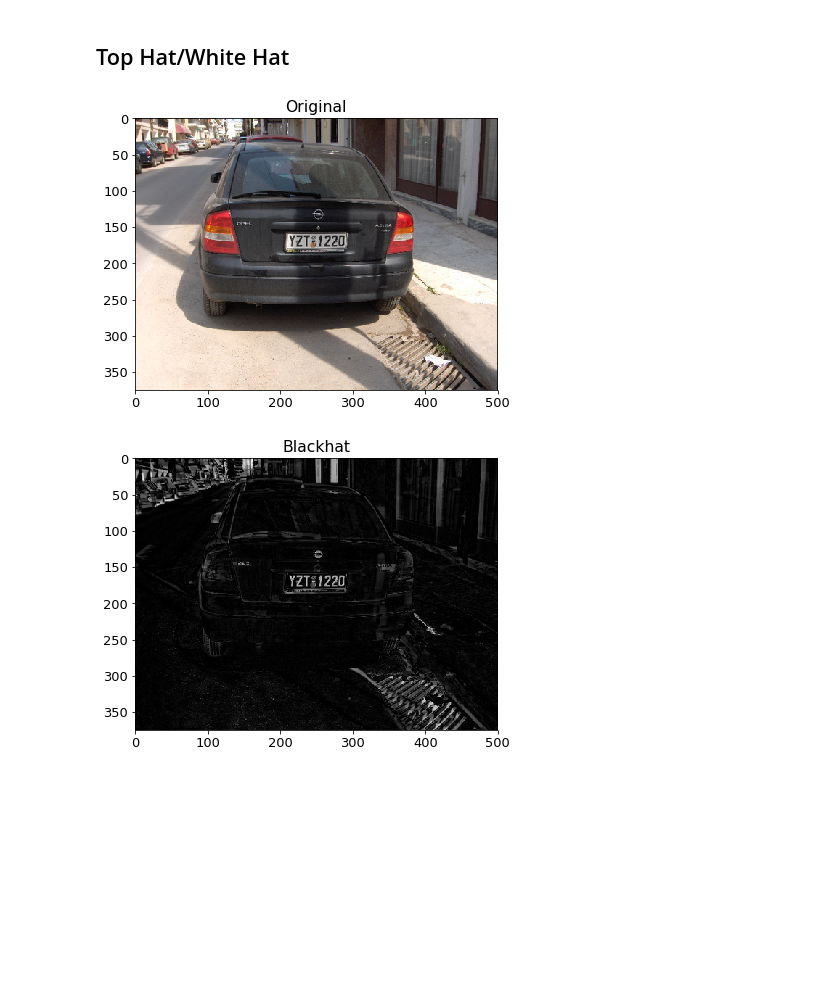
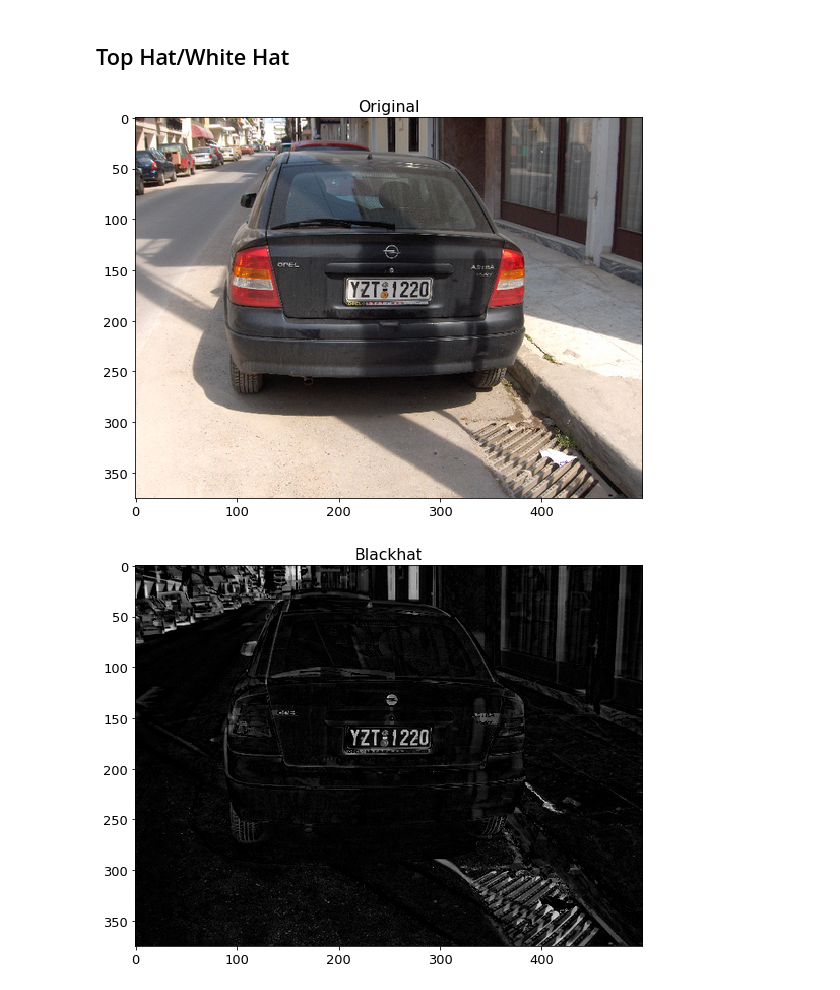
Before and after one commit to a-lang/docker-opencv-tensorflow, a Jupyter notebook: notebook/Computer_Vision_Basics/1.6.morphological/hats.ipynb, the cells around one changed output. Cells and saved outputs as stored; diff of their text form; code cells hidden in the pictures; blank space fills up the shorter version.

```diff
--- a/notebook/Computer_Vision_Basics/1.6.morphological/hats.ipynb
+++ b/notebook/Computer_Vision_Basics/1.6.morphological/hats.ipynb
@@ -14,9 +14,5 @@ warnings.filterwarnings('ignore')
 # 在 Notebook 裡可即時繪圖
 %matplotlib inline
 
-# load the image and show it
-image = cv2.imread("../input/car.png")
-gray = cv2.cvtColor(image, cv2.COLOR_BGR2GRAY)
-
-plt.rcParams['figure.figsize'] = [10, 5]
+plt.rcParams['figure.figsize'] = [15, 7]
 plt.rcParams.update({'font.size':13})
@@ -25,26 +25,26 @@ plt.rcParams.update({'font.size':13})
 # %%
 # construct a rectangular kernel and apply a blackhat operation which
 # enables us to find dark regions on a light background
 # NOTE: the kernel size (x, y) are odd integers
 rectKernel = cv2.getStructuringElement(cv2.MORPH_RECT, (13, 5))
 blackhat = cv2.morphologyEx(gray, cv2.MORPH_BLACKHAT, rectKernel)
 
 # similarly, a tophat (also called a "whitehat") operation will enable
 # us to find light regions on a dark background
 tophat = cv2.morphologyEx(gray, cv2.MORPH_TOPHAT, rectKernel)
 
 # show the output images
 plt.title("Original")
 plt.imshow(cv2.cvtColor(image, cv2.COLOR_BGR2RGB))
 plt.show()
 
 plt.title("Blackhat")
-plt.imshow(blackhat, cmap=cm.gray)
+plt.imshow(blackhat, cmap="gray")
 plt.show()
 
 plt.title("Tophat")
-plt.imshow(tophat, cmap=cm.gray)
+plt.imshow(tophat, cmap="gray")
 plt.show()
 # %% [output]
-[figure, old version]
+[figure, new version]
-[figure, old version]
+[figure, new version]
```
Also changed, not shown: parts of 2 cells of this notebook, 30 other files.
